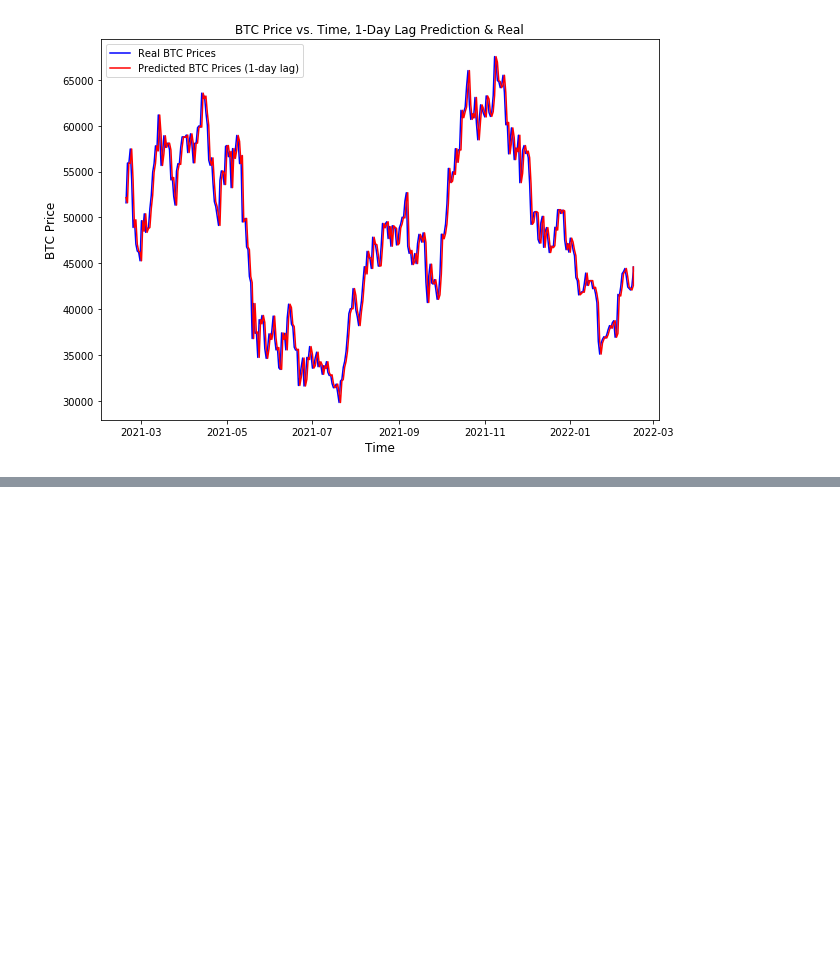
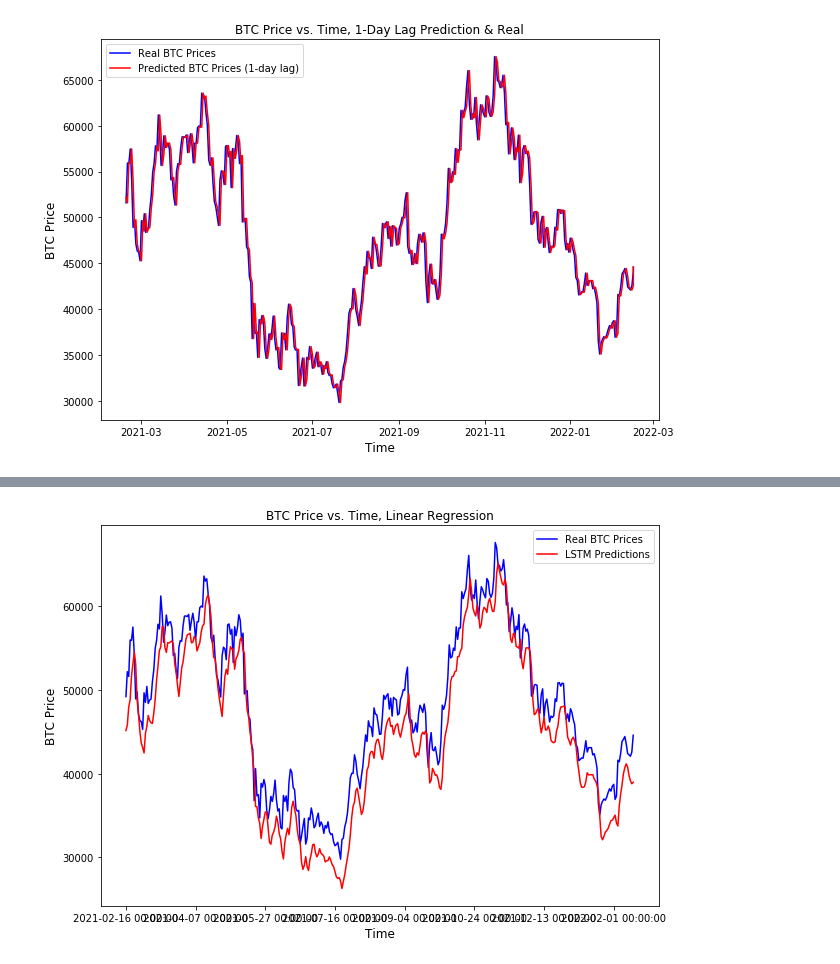
Before and after one commit to Price-Prediction-Model-Org/Price-Prediction-Model-Group, a Jupyter notebook: Model_Testing/Model_Comparison_Testing.ipynb, the cells around one changed output, grey strips where cells are left out. Saved outputs shown, nothing was run; the diff lists cells and outputs as text; code cells hidden in the pictures; blank space fills up the shorter version.

Commit message:
added sliding LR prediction

```diff
--- a/Model_Testing/Model_Comparison_Testing.ipynb
+++ b/Model_Testing/Model_Comparison_Testing.ipynb
@@ -186,0 +171,83 @@ Test Score: 2987.36 MAE
+# %%
+# Code to test MSE on Model 1 (inputs: close price, predict: close price)
+
+def predict_past_year(session, coin, model, scaler):
+    """Function to make predictions for the past year in one day increments
+
+    Args:
+        session (object): connection to sql db
+        coin (string): [coin that is going to be predicted]
+        model ([loaded LSTM model]): [trained  model loaded in from directory]
+
+    Returns:
+        past_year_dict [dict]: [dictionary containing dates, predictions, real prices]
+    """
+
+    look_back = 60
+    one_year_ago = datetime.date.today() - datetime.timedelta(days=(365 + look_back))
+
+    results = session.query(cp.timestamp_date, cp.close).filter(cp.coin == coin).filter(cp.timestamp_date >= one_year_ago).order_by(cp.timestamp_date).all()
+
+    dates = [str(x[0]) for x in results]
+    close_prices = [float(x[1]) for x in results]
+
+    inputs = np.array(close_prices).reshape(-1,1)
+
+    inputs_transformed = scaler.transform(inputs)
+
+    X_test = []
+
+    for i in range(look_back, len(inputs_transformed)):
+
+        X_test.append(inputs_transformed[i-60:i, 0])
+
+    X_test = np.array(X_test)
+    X_test = np.reshape(X_test, (X_test.shape[0], X_test.shape[1], 1))
+
+
+    predicted_stock_price = model.predict(X_test)
+    predicted_stock_price = scaler.inverse_transform(predicted_stock_price)
+
+
+    past_year_dict = {
+        'dates': dates[60:],
+        'real_prices': close_prices[60:],
+        'predictions': [float(x) for x in list(predicted_stock_price[:,0])]
+    }
+
+    return past_year_dict
+
+
+model_loaded = tf.keras.models.load_model('Crypto_Models/Trained_model_2_daily_BTC_4L_50N_0p1D_trainUpTo2021.h5', compile = False)
+
+scaler = pickle.load(open('../scaler.pkl', 'rb'))
+assert isinstance(scaler, MinMaxScaler)
+scaler.clip = False  # add this line
+
+coin = 'BTC'
+
+model_1_pred_dict = predict_past_year(session, coin, model_loaded, scaler)
+
+model_1_pred_dict
+
+# calculate root mean squared error
+testScoreRMSE = np.sqrt(mean_squared_error(model_1_pred_dict['real_prices'], model_1_pred_dict['predictions']))
+print('Test Score: %.2f RMSE' % (testScoreRMSE))
+
+# calculate  mean absolute error
+testScoreMAE = mean_absolute_error(model_1_pred_dict['real_prices'], model_1_pred_dict['predictions'])
+print('Test Score: %.2f MAE' % (testScoreMAE))
+
+# plotting predictions
+fig, ax = plt.subplots(1,1, figsize = (10,7))
+
+ax.plot(model_1_pred_dict['dates'], model_1_pred_dict['real_prices'], label = "Real BTC Prices", color='blue')
+ax.plot(model_1_pred_dict['dates'], model_1_pred_dict['predictions'], label = "LSTM Predictions", color='red')
+ax.set_xticks(np.arange(0,365,50))
+ax.set_xlabel("Time", fontsize = 12)
+ax.set_ylabel("BTC Price", fontsize = 12)
+ax.set_title("BTC Price vs. Time, Linear Regression")
+
+plt.legend()
+plt.show()
+# %% [output]
@@ -187,3 +256,4 @@ Test Score: 2987.36 MAE
+[figure, added]
 # %%
 # Code to test MSE on Model 2
 # (inputs: close price, 20-day moving avg, 50-day moving avg, price velocity, price acceleration)
```
Also changed, not shown: parts of 3 cells of this notebook.
